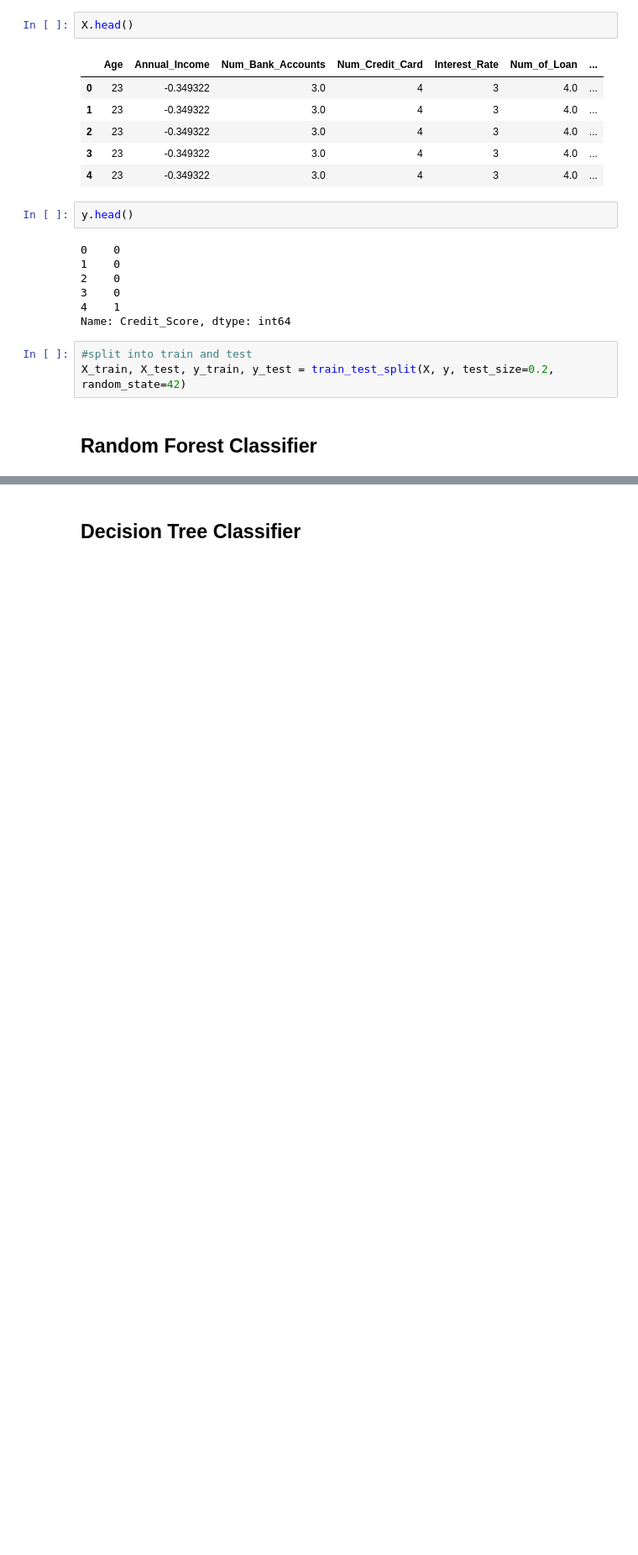
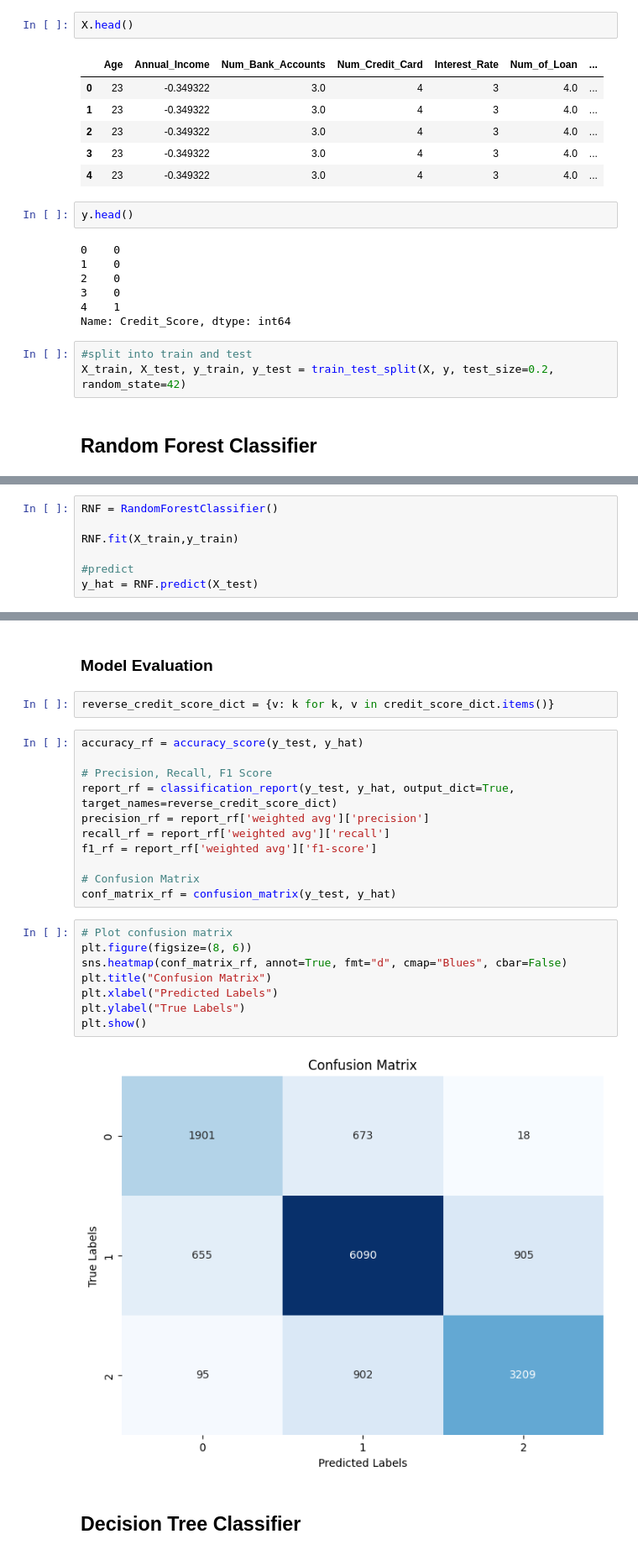
Before and after one commit to daianeklein/dnc, a Jupyter notebook: Credit_score_classification.ipynb, the cells around one changed output, grey strips where cells are left out. Shown at 84% size. Drawn from its saved outputs; the diff is of its cells as text; blank space fills up the shorter version.

```diff
--- a/Credit_score_classification.ipynb
+++ b/Credit_score_classification.ipynb
@@ -474,0 +487,7 @@ X_train, X_test, y_train, y_test = train_test_split(X, y, test_size=0.2, random_
+# %%
+RNF = RandomForestClassifier()
+
+RNF.fit(X_train,y_train)
+
+#predict
+y_hat = RNF.predict(X_test)
@@ -475,2 +498,27 @@ X_train, X_test, y_train, y_test = train_test_split(X, y, test_size=0.2, random_
+# %% [markdown]
+### Model Evaluation
+# %%
+reverse_credit_score_dict = {v: k for k, v in credit_score_dict.items()}
+# %%
+accuracy_rf = accuracy_score(y_test, y_hat)
+
+# Precision, Recall, F1 Score
+report_rf = classification_report(y_test, y_hat, output_dict=True, target_names=reverse_credit_score_dict)
+precision_rf = report_rf['weighted avg']['precision']
+recall_rf = report_rf['weighted avg']['recall']
+f1_rf = report_rf['weighted avg']['f1-score']
+
+# Confusion Matrix
+conf_matrix_rf = confusion_matrix(y_test, y_hat)
+# %%
+# Plot confusion matrix
+plt.figure(figsize=(8, 6))
+sns.heatmap(conf_matrix_rf, annot=True, fmt="d", cmap="Blues", cbar=False)
+plt.title("Confusion Matrix")
+plt.xlabel("Predicted Labels")
+plt.ylabel("True Labels")
+plt.show()
+# %% [output]
+[figure, added]
 # %% [markdown]
 ## Decision Tree Classifier
```
Also changed, not shown: parts of 15 cells of this notebook.
